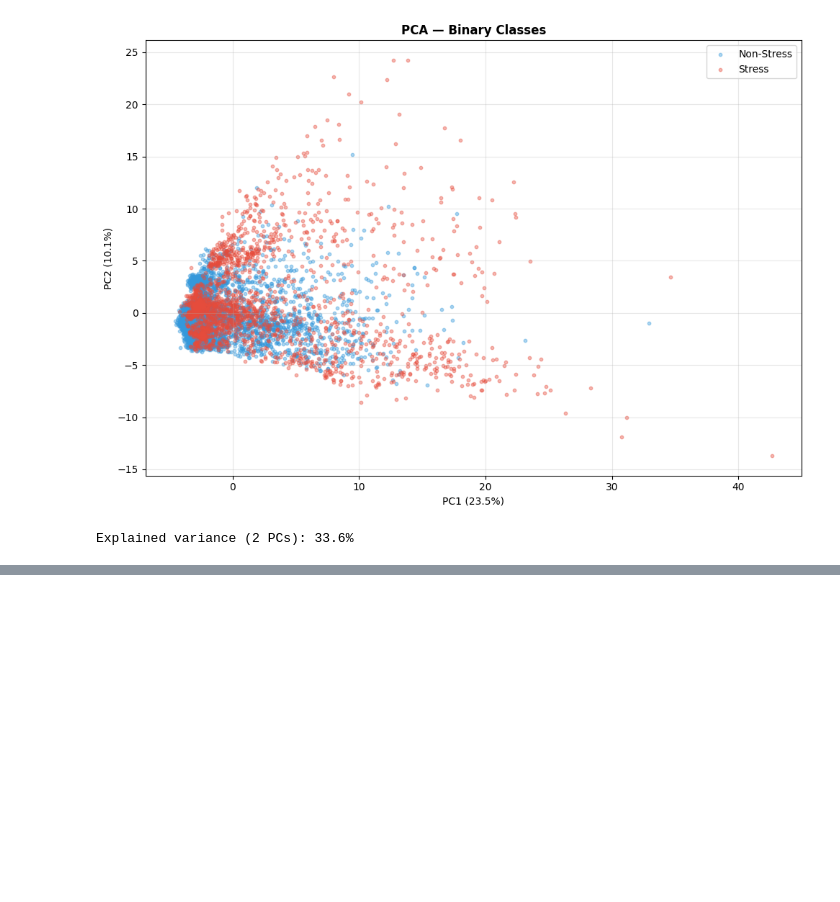
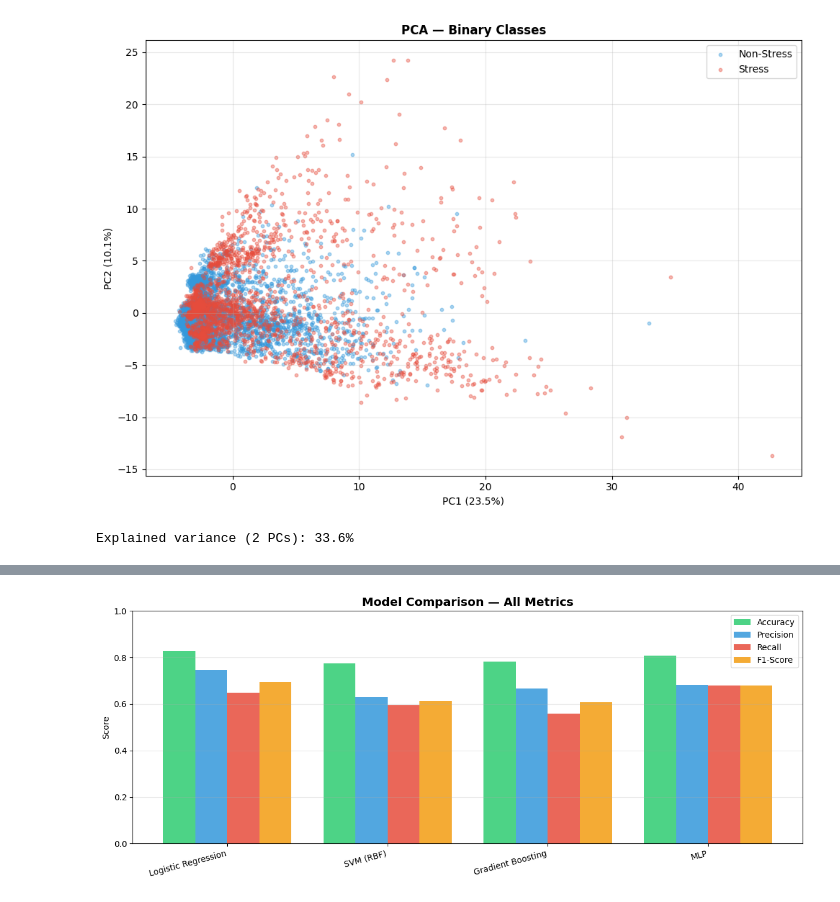
Before and after one commit to ManuCa93/healthcare_final, a Jupyter notebook: wesad_stress_detection.ipynb, the cells around one changed output, grey strips where cells are left out. Saved outputs shown, nothing was run; the diff lists cells and outputs as text; code cells hidden in the pictures; blank space fills up the shorter version.

```diff
--- a/wesad_stress_detection.ipynb
+++ b/wesad_stress_detection.ipynb
@@ -344,0 +568,22 @@ Explained variance (2 PCs): 33.6%
+# %%
+# === Final model comparison bar chart ===
+fig, ax = plt.subplots(figsize=(12, 5))
+x = np.arange(len(comp_df))
+width = 0.2
+metrics = ['Accuracy', 'Precision', 'Recall', 'F1-Score']
+colors_bar = ['#2ecc71', '#3498db', '#e74c3c', '#f39c12']
+
+for i, (metric, color) in enumerate(zip(metrics, colors_bar)):
+    ax.bar(x + i * width, comp_df[metric], width, label=metric, color=color, alpha=0.85)
+
+ax.set_xticks(x + 1.5 * width)
+ax.set_xticklabels(comp_df['Model'], rotation=15, ha='right')
+ax.set_ylabel('Score')
+ax.set_title('Model Comparison — All Metrics', fontsize=14, fontweight='bold')
+ax.legend()
+ax.set_ylim(0, 1)
+ax.grid(True, alpha=0.3, axis='y')
+plt.tight_layout()
+plt.show()
+# %% [output]
+[figure, added]
```
Also changed, not shown: parts of 11 cells of this notebook.
